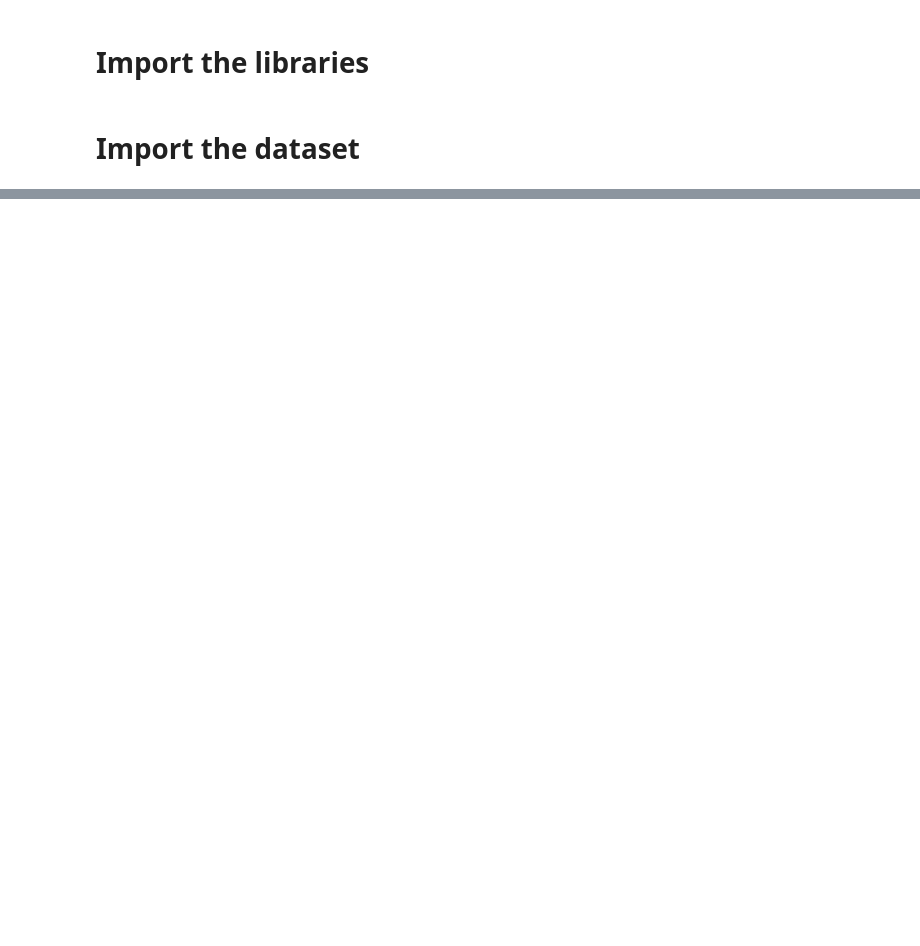
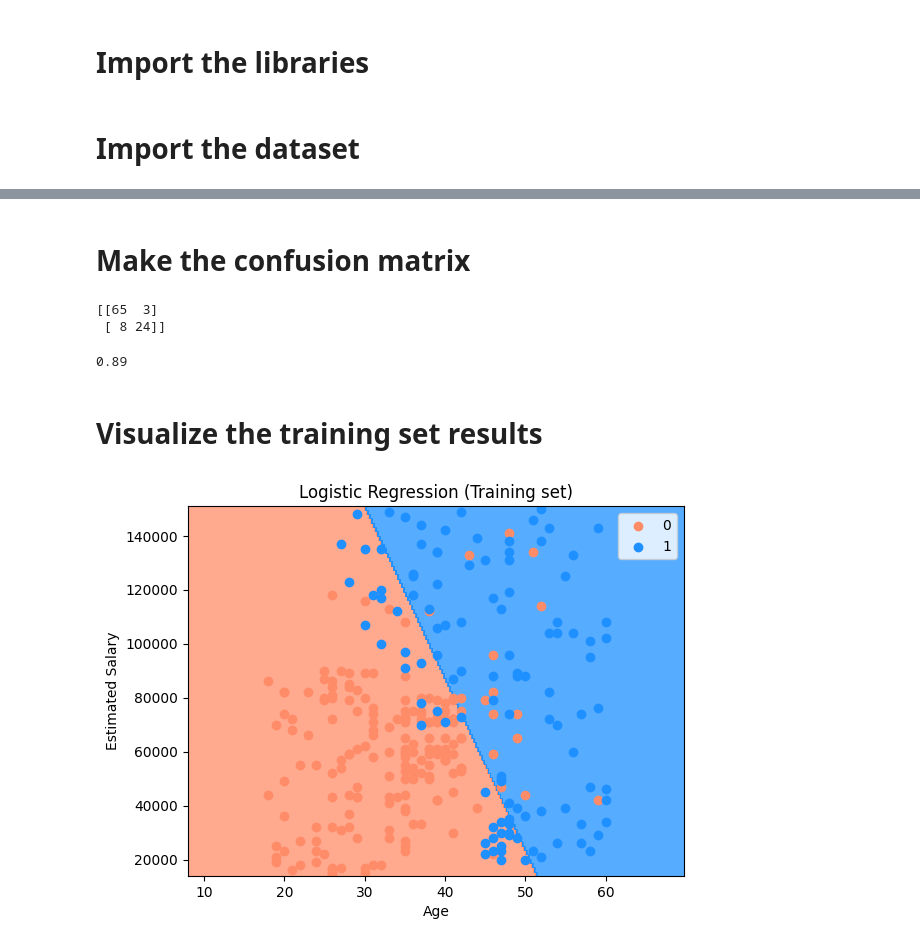
Before and after one commit to DjokerNole648/ML-A-Z, a Jupyter notebook: logistic_regression/logistic_regression.ipynb, the cells around one changed output, grey strips where cells are left out. Drawn from its saved outputs; the diff is of its cells as text; code cells hidden in the pictures; blank space fills up the shorter version.

Commit message:
logistic regression, color to be fixed

```diff
--- a/logistic_regression/logistic_regression.ipynb
+++ b/logistic_regression/logistic_regression.ipynb
@@ -7,6 +7,6 @@ import pandas as pd
 # %% [markdown]
 # Import the dataset
 # %%
-dataset = pd.read_csv('Social_Network_Ads.csv')
+dataset = pd.read_csv('logistic_regression/Social_Network_Ads.csv')
 X = dataset.iloc[:, :-1].values
 y = dataset.iloc[:, -1].values
@@ -14,0 +15,5 @@ FileNotFoundError: [Errno 2] No such file or directory: 'Social_Network_Ads.csv'
+# %%
+from sklearn.model_selection import train_test_split
+X_train, X_test, y_train, y_test = train_test_split(X, y, test_size=0.25, random_state=0)
+df = pd.DataFrame(X_test)
+print(df.head())
@@ -14,0 +29,5 @@ FileNotFoundError: [Errno 2] No such file or directory: 'Social_Network_Ads.csv'
+# %%
+from sklearn.preprocessing import StandardScaler
+sc = StandardScaler()
+X_train = sc.fit_transform(X_train)
+X_test = sc.transform(X_test)
@@ -14,0 +36,4 @@ FileNotFoundError: [Errno 2] No such file or directory: 'Social_Network_Ads.csv'
+# %%
+from sklearn.linear_model import LogisticRegression
+classifier = LogisticRegression(random_state=0)
+classifier.fit(X_train, y_train)
@@ -14,0 +71,38 @@ FileNotFoundError: [Errno 2] No such file or directory: 'Social_Network_Ads.csv'
+# %% [markdown]
+# Make the confusion matrix
+# %%
+from sklearn.metrics import confusion_matrix, accuracy_score
+cm = confusion_matrix(y_test, y_pred)
+print(cm)
+accuracy_score(y_test, y_pred)
+# %% [output]
+[[65  3]
+ [ 8 24]]
+0.89
+# %% [markdown]
+# Visualize the training set results
+# %%
+from matplotlib.colors import ListedColormap
+
+# Define a ListedColormap with RGB tuples
+cmap = ListedColormap([(1.0, 0.549, 0.412), (0.118, 0.565, 1.0)])
+
+X_set, y_set = sc.inverse_transform(X_train), y_train
+X1, X2 = np.meshgrid(np.arange(start = X_set[:, 0].min() - 10, stop = X_set[:, 0].max() + 10, step = 0.25),
+                     np.arange(start = X_set[:, 1].min() - 1000, stop = X_set[:, 1].max() + 1000, step = 0.25))
+
+# Use 'cmap' for contourf
+plt.contourf(X1, X2, classifier.predict(sc.transform(np.array([X1.ravel(), X2.ravel()]).T)).reshape(X1.shape),
+             alpha=0.75, cmap=cmap)
+plt.xlim(X1.min(), X1.max())
+plt.ylim(X2.min(), X2.max())
+for i, j in enumerate(np.unique(y_set)):
+    # Use 'cmap' for scatter plot color
+    plt.scatter(X_set[y_set == j, 0], X_set[y_set == j, 1], c = cmap(i), label = j)
+plt.title('Logistic Regression (Training set)')
+plt.xlabel('Age')
+plt.ylabel('Estimated Salary')
+plt.legend()
+plt.show()
+# %% [output]
+[figure, added]
```
Also changed, not shown: parts of 11 cells of this notebook.
